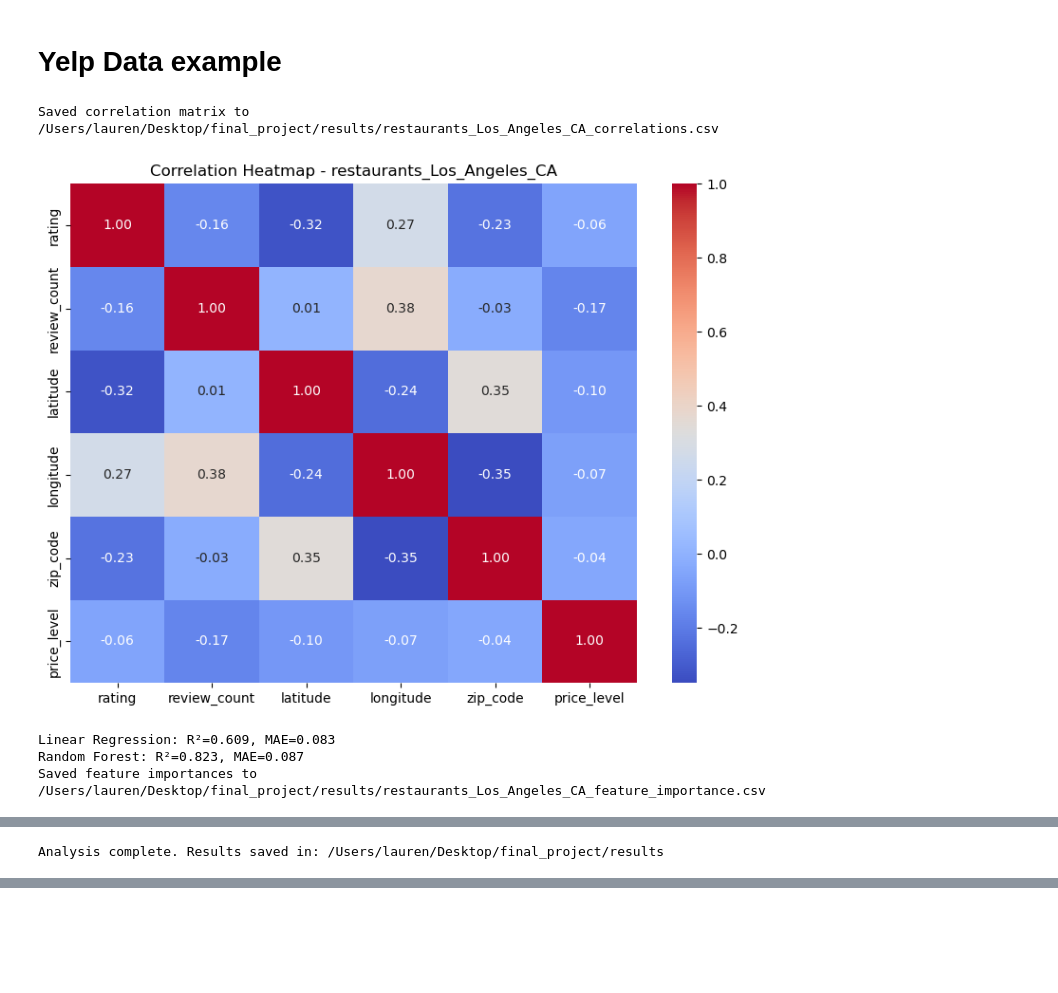
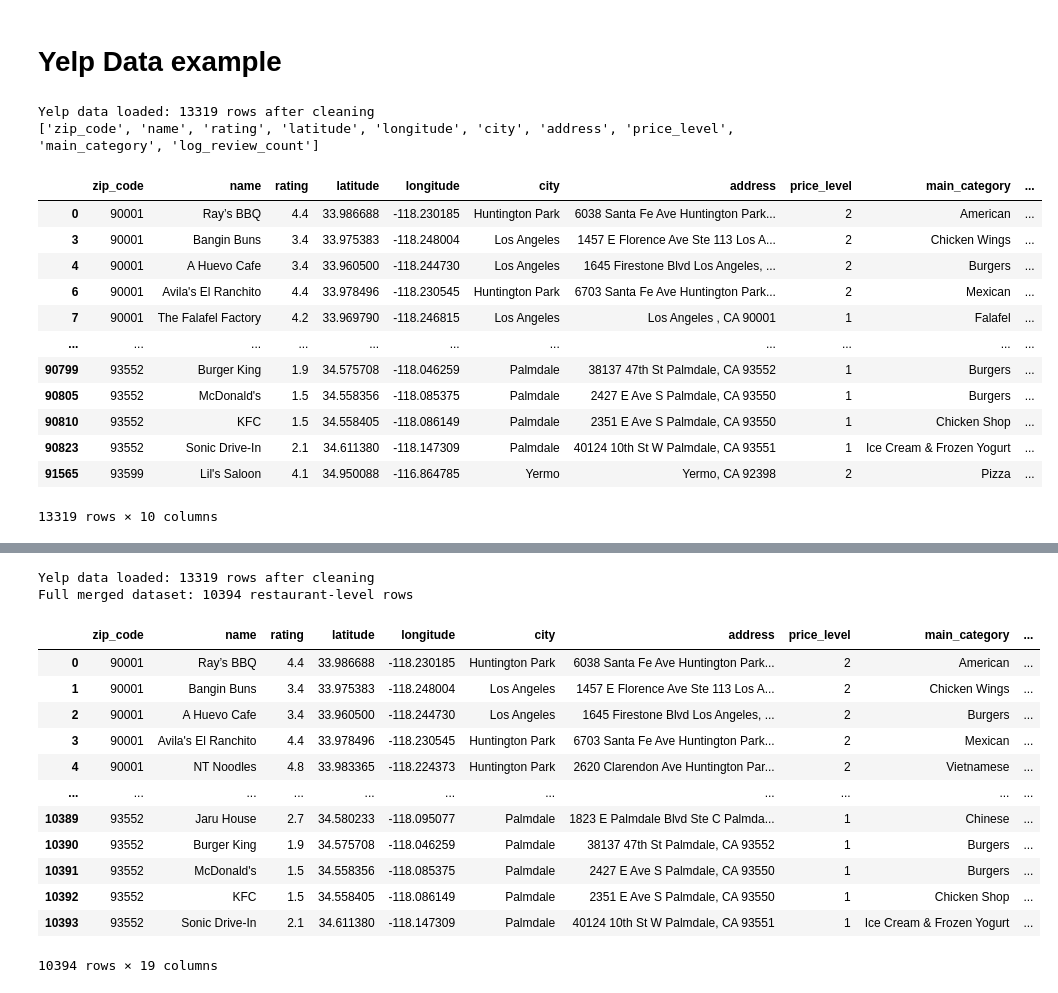
Before and after one commit to rouy-lauren/dsci510_fall2025_final_project, a Jupyter notebook: src/results.ipynb, the cells around one changed output, grey strips where cells are left out. Drawn from its saved outputs; the diff is of its cells as text; code cells hidden in the pictures; blank space fills up the shorter version.

```diff
--- a/src/results.ipynb
+++ b/src/results.ipynb
@@ -8,13 +6,22 @@ from analyze import analyze_yelp_data
 # %% [markdown]
 # Yelp Data example
 # %%
-raw = fetch_and_cache("restaurants", "Los Angeles, CA", limit=50, pages=1) # 50 restaurants
-csv_path = flatten_businesses(raw)
-
-analyze_yelp_data(csv_path, dataset_name="restaurants_Los_Angeles_CA", notebook_plot=True)
+df = load_and_clean_yelp()
+print(df.columns.tolist())
+df
 # %% [output]
-Saved correlation matrix to /Users/lauren/Desktop/final_project/results/restaurants_Los_Angeles_CA_correlations.csv
+Yelp data loaded: 13319 rows after cleaning
+['zip_code', 'name', 'rating', 'latitude', 'longitude', 'city', 'address', 'price_level', 'main_category', 'log_review_count']
-[figure, removed]
+|  | zip_code | name | rating | latitude | longitude | city | address | price_level | main_category | ... |
+| 0 | 90001 | Ray’s BBQ | 4.4 | 33.986688 | -118.230185 | Huntington Park | 6038 Santa Fe Ave Huntington Park... | 2 | American | ... |
+| 3 | 90001 | Bangin Buns | 3.4 | 33.975383 | -118.248004 | Los Angeles | 1457 E Florence Ave Ste 113 Los A... | 2 | Chicken Wings | ... |
+| 4 | 90001 | A Huevo Cafe | 3.4 | 33.960500 | -118.244730 | Los Angeles | 1645 Firestone Blvd Los Angeles, ... | 2 | Burgers | ... |
+| 6 | 90001 | Avila's El Ranchito | 4.4 | 33.978496 | -118.230545 | Huntington Park | 6703 Santa Fe Ave Huntington Park... | 2 | Mexican | ... |
+| 7 | 90001 | The Falafel Factory | 4.2 | 33.969790 | -118.246815 | Los Angeles | Los Angeles , CA 90001 | 1 | Falafel | ... |
+| ... | ... | ... | ... | ... | ... | ... | ... | ... | ... | ... |
+| 90799 | 93552 | Burger King | 1.9 | 34.575708 | -118.046259 | Palmdale | 38137 47th St Palmdale, CA 93552 | 1 | Burgers | ... |
+| 90805 | 93552 | McDonald's | 1.5 | 34.558356 | -118.085375 | Palmdale | 2427 E Ave S Palmdale, CA 93550 | 1 | Burgers | ... |
+| 90810 | 93552 | KFC | 1.5 | 34.558405 | -118.086149 | Palmdale | 2351 E Ave S Palmdale, CA 93550 | 1 | Chicken Shop | ... |
+| 90823 | 93552 | Sonic Drive-In | 2.1 | 34.611380 | -118.147309 | Palmdale | 40124 10th St W Palmdale, CA 93551 | 1 | Ice Cream & Frozen Yogurt | ... |
+| 91565 | 93599 | Lil's Saloon | 4.1 | 34.950088 | -116.864785 | Yermo | Yermo, CA 92398 | 2 | Pizza | ... |
-Linear Regression: R²=0.609, MAE=0.083
-Random Forest: R²=0.823, MAE=0.087
-Saved feature importances to /Users/lauren/Desktop/final_project/results/restaurants_Los_Angeles_CA_feature_importance.csv
+13319 rows × 10 columns
@@ -22 +27,0 @@ Saved feature importances to /Users/lauren/Desktop/final_project/results/restaur
-Analysis complete. Results saved in: /Users/lauren/Desktop/final_project/results
@@ -39,0 +28,19 @@ Analysis complete. Results saved in: /Users/lauren/Desktop/final_project/results
+# %%
+df_full = build_full_dataset()
+df_full
+# %% [output]
+Yelp data loaded: 13319 rows after cleaning
+Full merged dataset: 10394 restaurant-level rows
+|  | zip_code | name | rating | latitude | longitude | city | address | price_level | main_category | ... |
+| 0 | 90001 | Ray’s BBQ | 4.4 | 33.986688 | -118.230185 | Huntington Park | 6038 Santa Fe Ave Huntington Park... | 2 | American | ... |
+| 1 | 90001 | Bangin Buns | 3.4 | 33.975383 | -118.248004 | Los Angeles | 1457 E Florence Ave Ste 113 Los A... | 2 | Chicken Wings | ... |
+| 2 | 90001 | A Huevo Cafe | 3.4 | 33.960500 | -118.244730 | Los Angeles | 1645 Firestone Blvd Los Angeles, ... | 2 | Burgers | ... |
+| 3 | 90001 | Avila's El Ranchito | 4.4 | 33.978496 | -118.230545 | Huntington Park | 6703 Santa Fe Ave Huntington Park... | 2 | Mexican | ... |
+| 4 | 90001 | NT Noodles | 4.8 | 33.983365 | -118.224373 | Huntington Park | 2620 Clarendon Ave Huntington Par... | 2 | Vietnamese | ... |
+| ... | ... | ... | ... | ... | ... | ... | ... | ... | ... | ... |
+| 10389 | 93552 | Jaru House | 2.7 | 34.580233 | -118.095077 | Palmdale | 1823 E Palmdale Blvd Ste C Palmda... | 1 | Chinese | ... |
+| 10390 | 93552 | Burger King | 1.9 | 34.575708 | -118.046259 | Palmdale | 38137 47th St Palmdale, CA 93552 | 1 | Burgers | ... |
+| 10391 | 93552 | McDonald's | 1.5 | 34.558356 | -118.085375 | Palmdale | 2427 E Ave S Palmdale, CA 93550 | 1 | Burgers | ... |
+| 10392 | 93552 | KFC | 1.5 | 34.558405 | -118.086149 | Palmdale | 2351 E Ave S Palmdale, CA 93550 | 1 | Chicken Shop | ... |
+| 10393 | 93552 | Sonic Drive-In | 2.1 | 34.611380 | -118.147309 | Palmdale | 40124 10th St W Palmdale, CA 93551 | 1 | Ice Cream & Frozen Yogurt | ... |
+10394 rows × 19 columns
```
Also changed, not shown: parts of 5 cells of this notebook, 6 other files.
